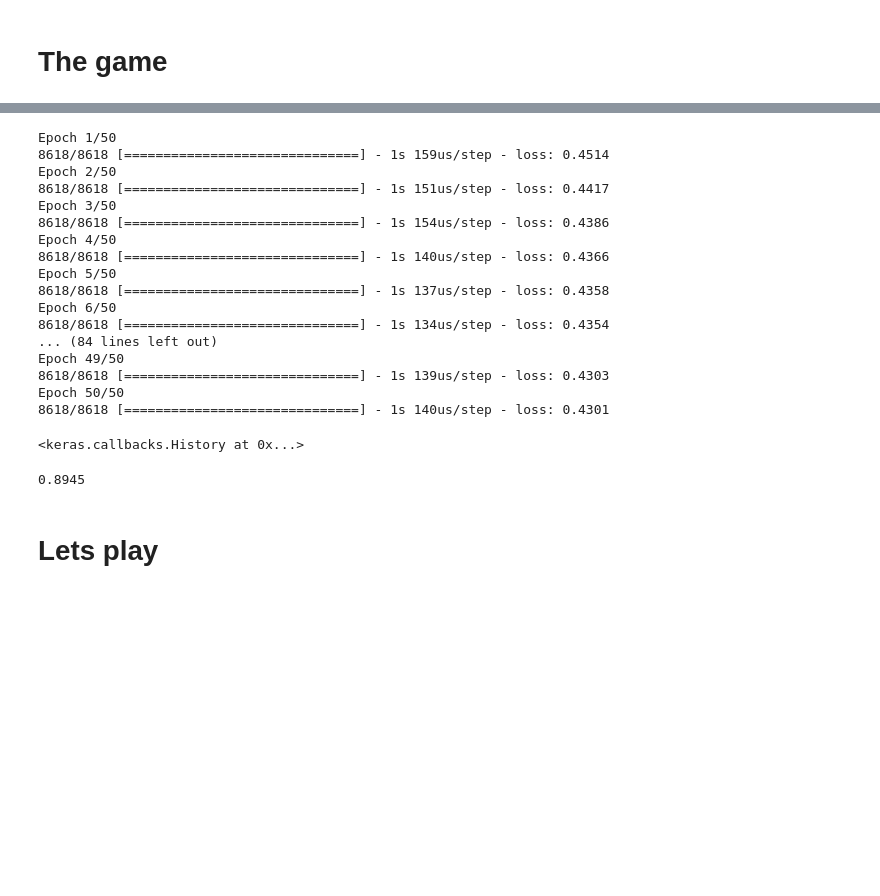
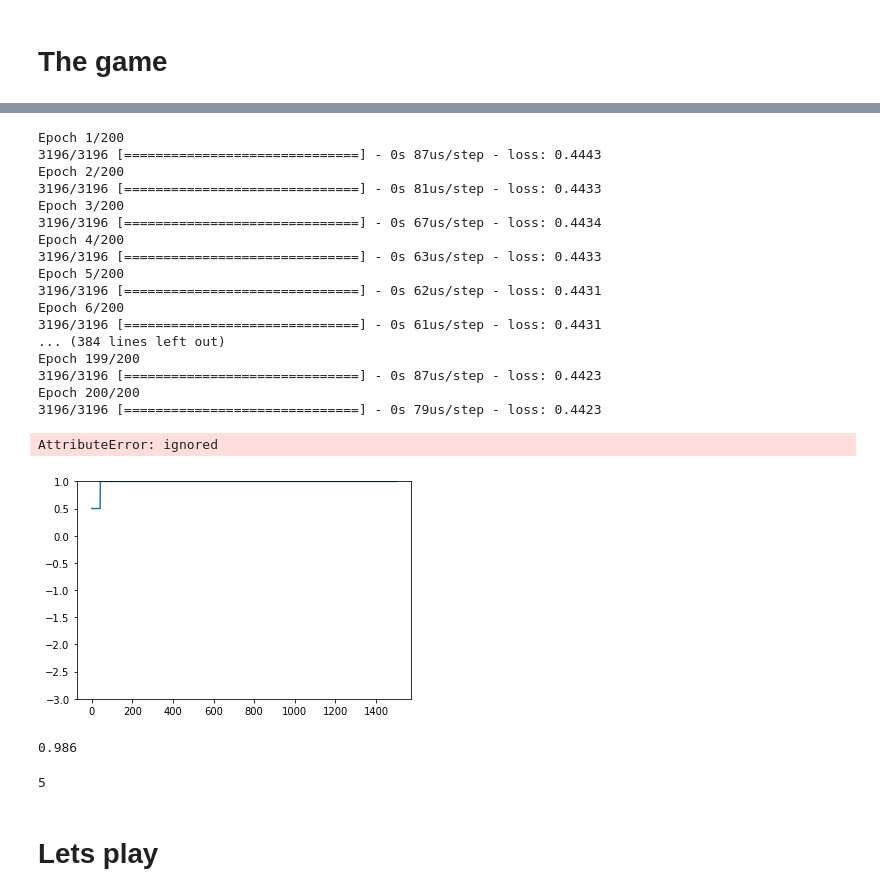
Before and after one commit to ZackAkil/deep-tic-tac-toe, a Jupyter notebook: deep_learning_tic_tac_toe_model_training.ipynb, the cells around one changed output, grey strips where cells are left out. Drawn from its saved outputs; the diff is of its cells as text; code cells hidden in the pictures; blank space fills up the shorter version.

```diff
--- a/deep_learning_tic_tac_toe_model_training.ipynb
+++ b/deep_learning_tic_tac_toe_model_training.ipynb
@@ -438,28 +471,40 @@ agent_perf(agent,n=1000)
 # %%
-agent.model.fit(X, y, epochs=50, verbose=1)
+hist = agent.model.fit(X, y, epochs=200, verbose=1, batch_size=64), #sample_weight=weights)
 # %% [output]
-Epoch 1/50
-8618/8618 [==============================] - 1s 159us/step - loss: 0.4514
-Epoch 2/50
-8618/8618 [==============================] - 1s 151us/step - loss: 0.4417
-Epoch 3/50
-8618/8618 [==============================] - 1s 154us/step - loss: 0.4386
-Epoch 4/50
-8618/8618 [==============================] - 1s 140us/step - loss: 0.4366
-Epoch 5/50
-8618/8618 [==============================] - 1s 137us/step - loss: 0.4358
-Epoch 6/50
-8618/8618 [==============================] - 1s 134us/step - loss: 0.4354
-... (84 lines left out)
-Epoch 49/50
-8618/8618 [==============================] - 1s 139us/step - loss: 0.4303
-Epoch 50/50
-8618/8618 [==============================] - 1s 140us/step - loss: 0.4301
+Epoch 1/200
+3196/3196 [==============================] - 0s 87us/step - loss: 0.4443
+Epoch 2/200
+3196/3196 [==============================] - 0s 81us/step - loss: 0.4433
+Epoch 3/200
+3196/3196 [==============================] - 0s 67us/step - loss: 0.4434
+Epoch 4/200
+3196/3196 [==============================] - 0s 63us/step - loss: 0.4433
+Epoch 5/200
+3196/3196 [==============================] - 0s 62us/step - loss: 0.4431
+Epoch 6/200
+3196/3196 [==============================] - 0s 61us/step - loss: 0.4431
+... (384 lines left out)
+Epoch 199/200
+3196/3196 [==============================] - 0s 87us/step - loss: 0.4423
+Epoch 200/200
+3196/3196 [==============================] - 0s 79us/step - loss: 0.4423
-<keras.callbacks.History at 0x...>
-# %%
-agent_perf(agent,n=1000)
-# %% [output]
-0.8945
+# %%
+plt.plot(hist.history['loss'])
+# %% [output]
+AttributeError: ignored
+# %%
+mean, scores = agent_perf(agent,n=1500)
+plt.plot(sorted(scores))
+plt.ylim(-3,1)
+plt.show()
+mean
+# %% [output]
+[figure, added]
+0.986
+# %%
+(np.array(scores) == -2).sum()
+# %% [output]
+5
 # %% [markdown]
 # Lets play
 # %%
```
Also changed, not shown: parts of 18 cells of this notebook.
